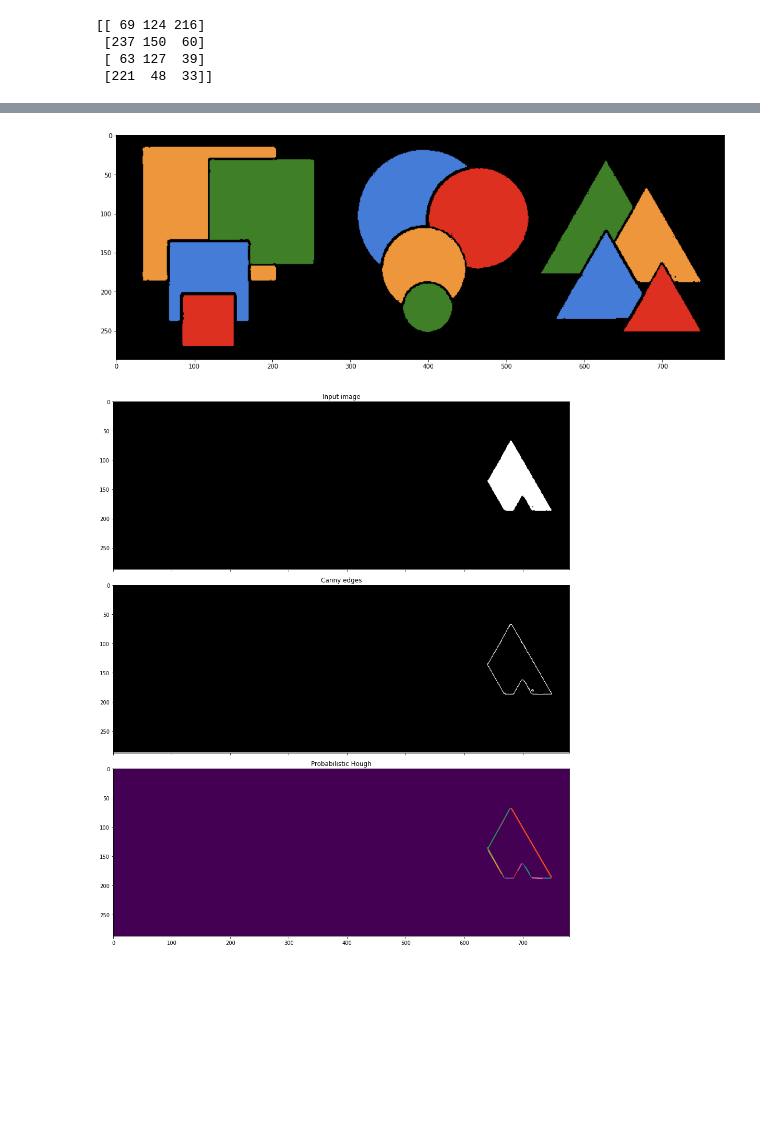
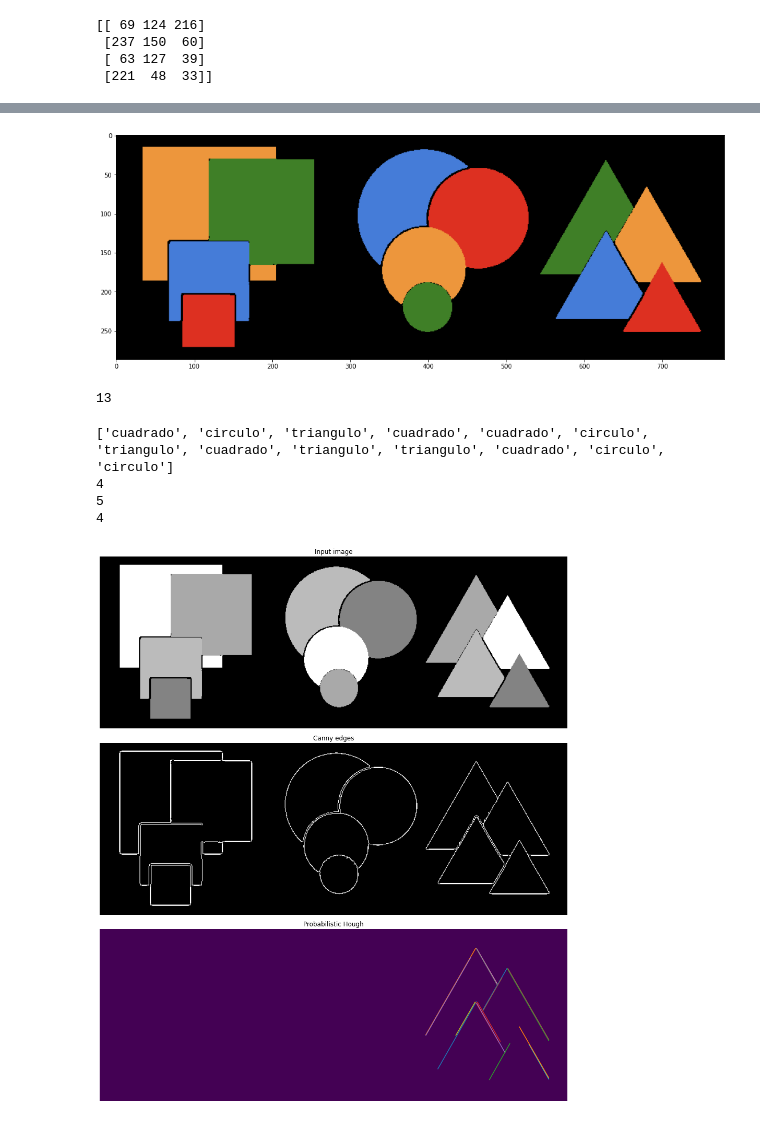
Before and after one commit to ChristopherMoralesA/Tarea-2-Vision, a Jupyter notebook: Notebook-tarea-2.ipynb, the cells around one changed output, grey strips where cells are left out. Cells and saved outputs as stored; diff of their text form; code cells hidden in the pictures; blank space fills up the shorter version.

Commit message:
Primer intento formas

```diff
--- a/Notebook-tarea-2.ipynb
+++ b/Notebook-tarea-2.ipynb
@@ -47,10 +47,15 @@ VECINDAD = [
     ( 1,-1), ( 1, 0), ( 1, 1)]
 
 #Maxima desviacion de color (condicion de similitud)
-MAX_SUM_COLOR = 30
+MAX_SUM_COLOR = 80
 
 #Numero de semillas para segmentar por color
 N_SEEDS = 500
+
+#Angulos característicos de cada figura
+THETA_TRIANGULO = np.array([-np.pi/6,np.pi/6],dtype=np.double)
+THETA_CUADRADO = np.array([0],dtype=np.double)
+THETA_FIGS = np.array([THETA_TRIANGULO,THETA_CUADRADO],dtype=object)
 # %%
 #Quantificacion 4 colores
 #https://scikit-learn.org/stable/auto_examples/cluster/plot_color_quantization.html#sphx-glr-auto-examples-cluster-plot-color-quantization-py
@@ -185,40 +190,77 @@ plt.figure(figsize = (18,24))
 plt.imshow(img_sum)
 plt.show()
 # %% [output]
-[figure, old version]
+[figure, new version]
+# %%
+len(regs)
+# %% [output]
+13
+# %%
+# Identificacion de forma
+# https://scikit-image.org/docs/dev/auto_examples/edges/plot_line_hough_transform.html
+# Line finding using the Probabilistic Hough Transform
+
+def segmentacion_por_forma(regions):
+    regs_form = ['na','na','na','na','na','na','na','na','na','na','na','na','na']
+    for i in range(len(regions)):
+        image = rgb2gray(regions[i])*255**3/2
+        edges = canny(image,0.5)
+        done = False
+        for j in range(len(THETA_FIGS)):
+            if j ==0:
+                lines = probabilistic_hough_line(edges, threshold=15, line_length=30,
+                                            line_gap=3,theta=THETA_FIGS[j])
+            else:
+                lines = probabilistic_hough_line(edges, threshold=15, line_length=20,
+                                            line_gap=3,theta=THETA_FIGS[j])
+            if len(lines) >= 1:
+                if j==0:
+                    regs_form[i] = 'triangulo'
+                if j==1:
+                    regs_form[i] = 'cuadrado'
+                done = True
+        if done != True:
+            regs_form[i] = 'circulo'
+    return regs_form
+
+formas = segmentacion_por_forma(regs)
+print(formas)
+print(formas.count('triangulo'))
+print(formas.count('cuadrado'))
+print(formas.count('circulo'))
+# %% [output]
+['cuadrado', 'circulo', 'triangulo', 'cuadrado', 'cuadrado', 'circulo', 'triangulo', 'cuadrado', 'triangulo', 'triangulo', 'cuadrado', 'circulo', 'circulo']
+4
+5
+4
 # %%
-#https://scikit-image.org/docs/dev/auto_examples/edges/plot_line_hough_transform.html
-# Line finding using the Probabilistic Hough Transform
-image = rgb2gray(regs[0])*255**3/2
-
-edges = canny(image)
-#edges = sobel(image)
-lines = probabilistic_hough_line(edges, threshold=10, line_length=10,
-                                 line_gap=10)
+image = rgb2gray(img_sum)*255**3/2
+edges = canny(image,0.5)
+lines = probabilistic_hough_line(edges, threshold=15, line_length=40,
+                                line_gap=10,theta=THETA_TRIANGULO)
 
 # Generating figure 2
-fig, axes = plt.subplots(3,1, figsize=(25, 15), sharex=True, sharey=True)
+fig, axes = plt.subplots(3,1, figsize=(15,15), sharex=True, sharey=True)
 ax = axes.ravel()
 
 ax[0].imshow(image, cmap=cm.gray)
 ax[0].set_title('Input image')
 
 ax[1].imshow(edges, cmap=cm.gray)
 ax[1].set_title('Canny edges')
 
 ax[2].imshow(edges * 0)
 for line in lines:
     p0, p1 = line
     ax[2].plot((p0[0], p1[0]), (p0[1], p1[1]))
 ax[2].set_xlim((0, image.shape[1]))
 ax[2].set_ylim((image.shape[0], 0))
 ax[2].set_title('Probabilistic Hough')
 
-#for a in ax:
-#    a.set_axis_off()
-
+for a in ax:
+    a.set_axis_off()
 
 plt.tight_layout()
 plt.show()
 # %% [output]
-[figure, old version]
+[figure, new version]
```
Also changed, not shown: parts of 3 cells of this notebook.
